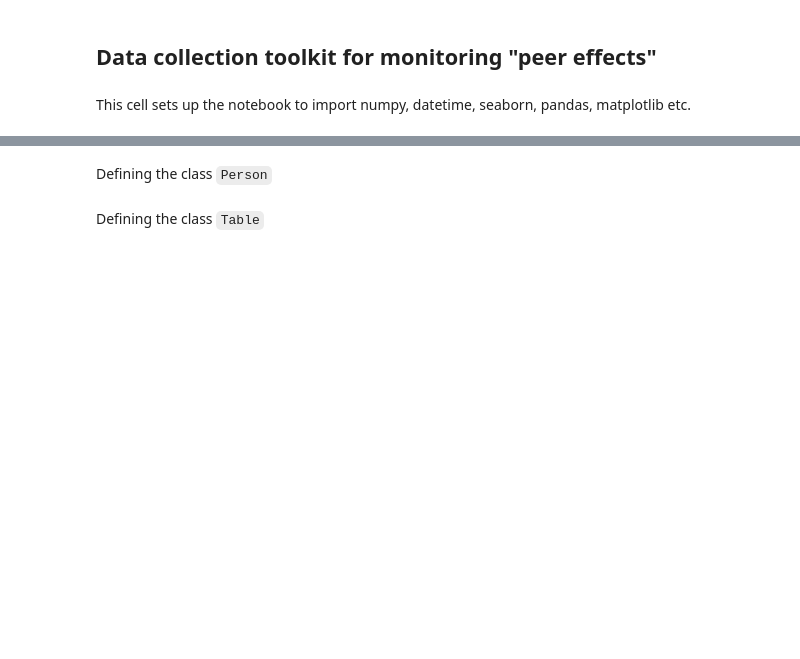
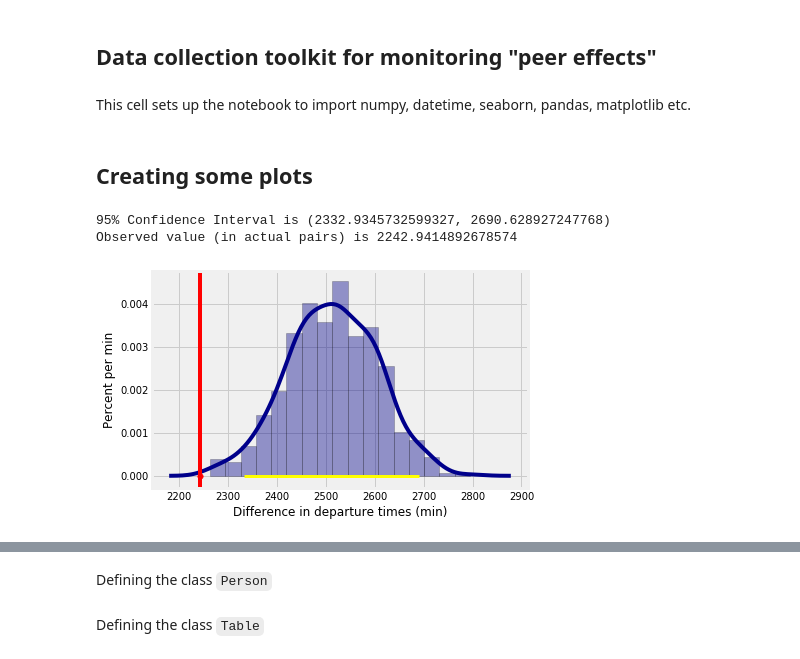
Before and after one commit to rishab231/peerEffects, a Jupyter notebook: dataAPI-nonUser.ipynb, the cells around one changed output, grey strips where cells are left out. Saved outputs shown, nothing was run; the diff lists cells and outputs as text; code cells hidden in the pictures; blank space fills up the shorter version.

Commit message:
charts generated and bootstrap for poster

```diff
--- a/dataAPI-nonUser.ipynb
+++ b/dataAPI-nonUser.ipynb
@@ -21,3 +21,35 @@ plt.style.use('fivethirtyeight')
 # For Pandas to ignore FutureWarning displays
 import warnings
 warnings.simplefilter('ignore', FutureWarning)
+# %% [markdown]
+## Creating some plots
+# %%
+departureData = pd.read_csv("run_500_v3_departures.csv")
+departureData = np.asarray(departureData["0"])
+depDiff = 2242.9414892678574
+# %%
+sns.distplot(departureData, hist=True, kde=True, color = 'darkblue',
+             hist_kws={'edgecolor':'black'},
+             kde_kws={'linewidth': 4})
+
+left = np.percentile(departureData, 2.5)
+right = np.percentile(departureData, 97.5)
+print("95% Confidence Interval is", (left, right))
+print("Observed value (in actual pairs) is", depDiff)
+
+#plt.hist(test_stats)
+plt.plot([left, right], [0, 0], color='yellow', lw=3, zorder=1)
+
+# Observed value statistic on actual_pairs
+plt.scatter(depDiff, 0, color='red', s=30, zorder=2)
+plt.axvline(x=depDiff, color='red')
+
+# Formatting
+plt.xlabel('Difference in departure times (min)')
+plt.ylabel('Percent per min')
+#plt.title('Side-by-Side Histogram with Multiple Airlines')
+plt.savefig('departures.pdf', bbox_inches='tight')
+# %% [output]
+95% Confidence Interval is (2332.9345732599327, 2690.628927247768)
+Observed value (in actual pairs) is 2242.9414892678574
+[figure, added]
```
Also changed, not shown: parts of 2 cells of this notebook, 12 other files.
